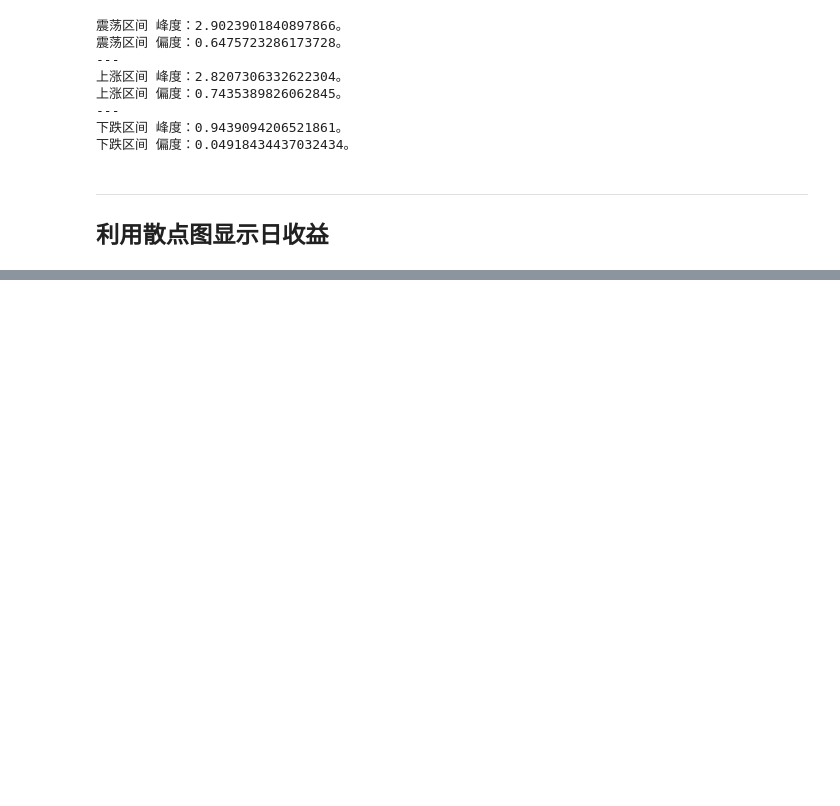
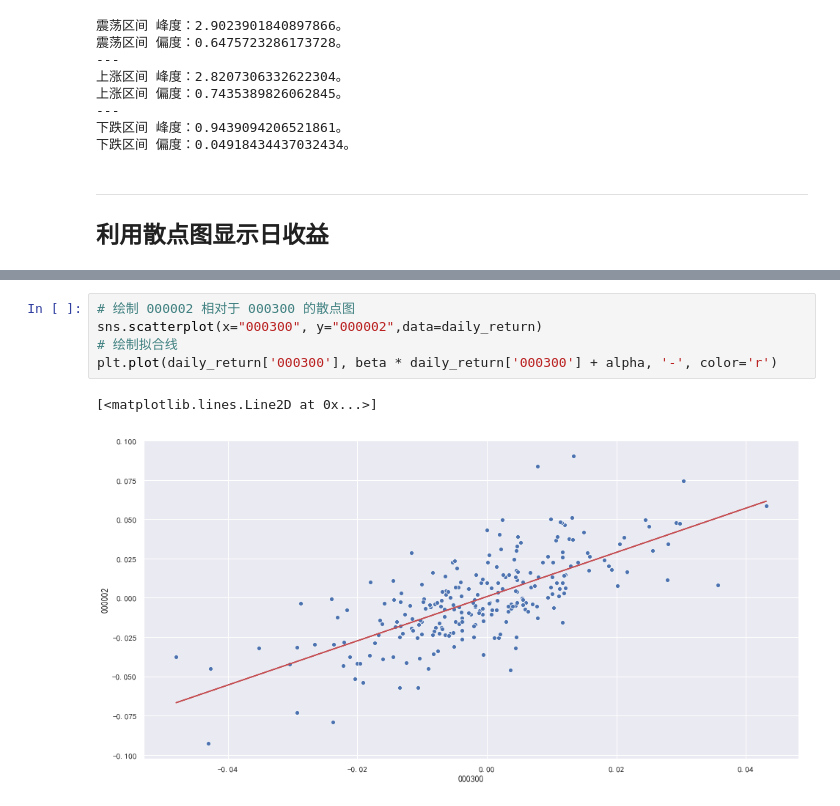
Before and after one commit to GuQiangJS/finance_ai_py, a Jupyter notebook: example/日收益 波动率 峰度 偏度.ipynb, the cells around one changed output, grey strips where cells are left out. Drawn from its saved outputs; the diff is of its cells as text; blank space fills up the shorter version.

```diff
--- a/example/日收益 波动率 峰度 偏度.ipynb
+++ b/example/日收益 波动率 峰度 偏度.ipynb
@@ -278,0 +323,8 @@ beta, alpha
+# %%
+# 绘制 000002 相对于 000300 的散点图
+sns.scatterplot(x="000300", y="000002",data=daily_return)
+# 绘制拟合线
+plt.plot(daily_return['000300'], beta * daily_return['000300'] + alpha, '-', color='r')
+# %% [output]
+[<matplotlib.lines.Line2D at 0x...>]
+[figure, added]
```
Also changed, not shown: parts of 7 cells of this notebook, 2 other files.
